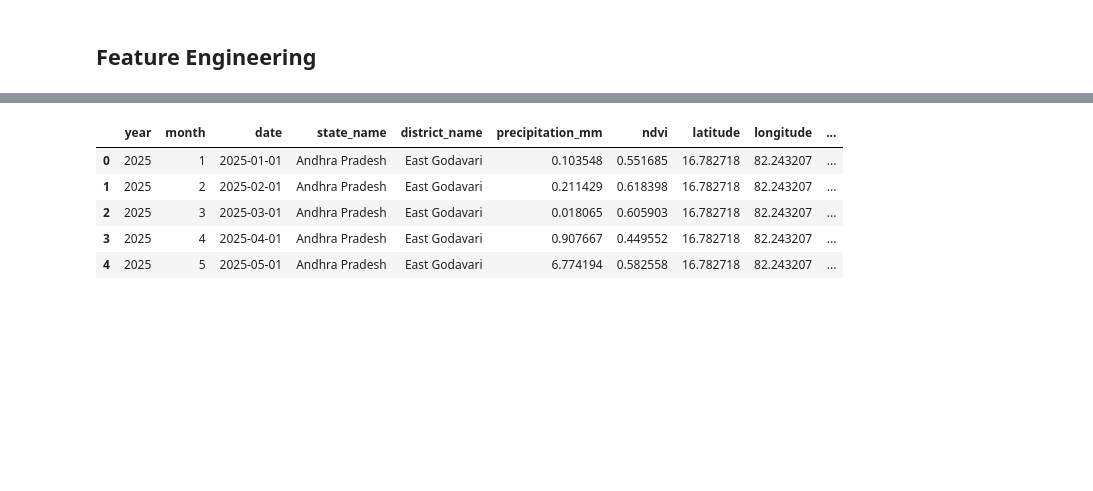
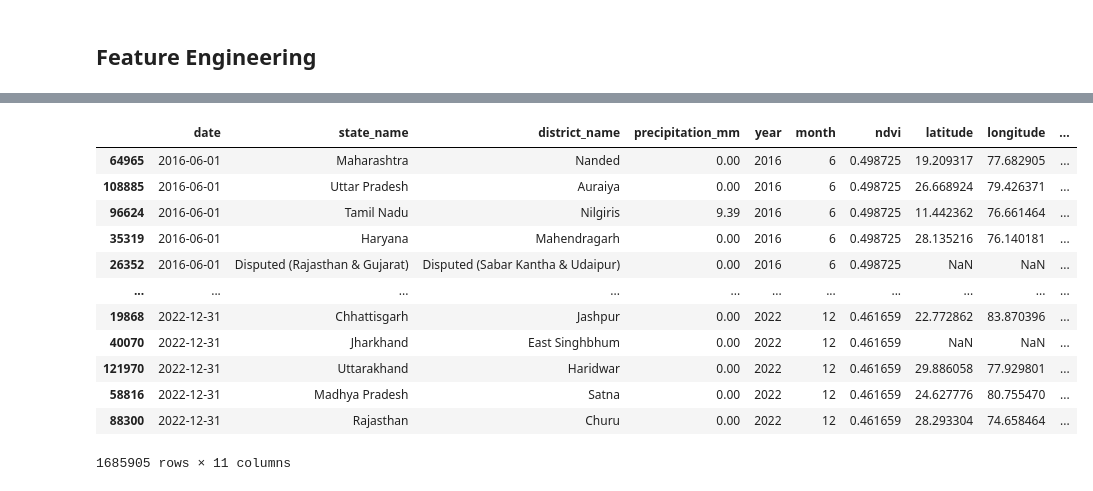
Before and after one commit to siby-sabu/dsba2026, a Jupyter notebook: allu_data_integration.ipynb, the cells around one changed output, grey strips where cells are left out. Drawn from its saved outputs; the diff is of its cells as text; code cells hidden in the pictures; blank space fills up the shorter version.

Commit message:
Add or update allu_data_integration notebook

```diff
--- a/allu_data_integration.ipynb
+++ b/allu_data_integration.ipynb
@@ -120,11 +90,8 @@ print(df_cropyield.shape)
 import pandas as pd
 import os
 
-folder_path2 = r'C:\Users\u242122\OneDrive - Trane Technologies\IISC_MTECH_AI\DATA ENGINEERING\Project_Climate\Lat_Long_India_Districts'
-file_path2 = os.path.join(folder_path2, 'lat_long_districts.csv')
+df_lat_long = pd.read_pickle("data/raw/pickle/df_geography.pkl")
 
-# Add encoding='utf-16' right here:
-df_lat_long = pd.read_csv(file_path2, encoding='latin1')
 df_lat_long.columns = df_lat_long.columns.str.lower()
 df_lat_long
 # %% [output]
@@ -240,7 +207,7 @@ print(df_cropyield_filtered.shape)
 # %% [markdown]
 # Step 6 : Data Integration
 # %%
-df_combined = df_precipitation.copy()
+df_combined = df_precipitation_filtered.copy()
 # %%
 import pandas as pd
 
@@ -461,4 +307,0 @@ print(unique_districts)
-# %%
-df_vegetation_ap_eastgodavari = df_vegetation[df_vegetation["district_name"]=="East Godavari"]
-pd.set_option("display.max_columns", None)
-df_vegetation_ap_eastgodavari
@@ -555,9 +325,9 @@ def classify_vegetation(ndvi):
     else:
         return np.nan
 
-df_ppt_ap_eg_filt_mon["Vegetation"] = (
-df_ppt_ap_eg_filt_mon["ndvi"].apply(classify_vegetation)
+df_combined["Vegetation"] = (
+df_combined["ndvi"].apply(classify_vegetation)
 )
 
-df_ppt_ap_eg_filt_mon
+df_combined
 # %% [output]
@@ -570,16 +347,23 @@ df_ppt_ap_eg_filt_mon
 # %%
  # Ensure data is sorted chronologically by date
-df_ppt_ap_eg_filt_mon = df_ppt_ap_eg_filt_mon.sort_values(by="date")
+df_combined = df_combined.sort_values(by="date")
 
 # Create the 1-month lag column group by the district
-df_ppt_ap_eg_filt_mon["precipitation_lag_1m"] = df_ppt_ap_eg_filt_mon.groupby("district_name")["precipitation_mm"].shift(1)
+df_combined["precipitation_lag_1m"] = df_combined.groupby("district_name")["precipitation_mm"].shift(1)
 
-df_ppt_ap_eg_filt_mon
+df_combined
 # %% [output]
-|  | year | month | date | state_name | district_name | precipitation_mm | ndvi | latitude | longitude | ... |
-| 0 | 2025 | 1 | 2025-01-01 | Andhra Pradesh | East Godavari | 0.103548 | 0.551685 | 16.782718 | 82.243207 | ... |
-| 1 | 2025 | 2 | 2025-02-01 | Andhra Pradesh | East Godavari | 0.211429 | 0.618398 | 16.782718 | 82.243207 | ... |
-| 2 | 2025 | 3 | 2025-03-01 | Andhra Pradesh | East Godavari | 0.018065 | 0.605903 | 16.782718 | 82.243207 | ... |
-| 3 | 2025 | 4 | 2025-04-01 | Andhra Pradesh | East Godavari | 0.907667 | 0.449552 | 16.782718 | 82.243207 | ... |
-| 4 | 2025 | 5 | 2025-05-01 | Andhra Pradesh | East Godavari | 6.774194 | 0.582558 | 16.782718 | 82.243207 | ... |
+|  | date | state_name | district_name | precipitation_mm | year | month | ndvi | latitude | longitude | ... |
+| 64965 | 2016-06-01 | Maharashtra | Nanded | 0.00 | 2016 | 6 | 0.498725 | 19.209317 | 77.682905 | ... |
+| 108885 | 2016-06-01 | Uttar Pradesh | Auraiya | 0.00 | 2016 | 6 | 0.498725 | 26.668924 | 79.426371 | ... |
+| 96624 | 2016-06-01 | Tamil Nadu | Nilgiris | 9.39 | 2016 | 6 | 0.498725 | 11.442362 | 76.661464 | ... |
+| 35319 | 2016-06-01 | Haryana | Mahendragarh | 0.00 | 2016 | 6 | 0.498725 | 28.135216 | 76.140181 | ... |
+| 26352 | 2016-06-01 | Disputed (Rajasthan & Gujarat) | Disputed (Sabar Kantha & Udaipur) | 0.00 | 2016 | 6 | 0.498725 | NaN | NaN | ... |
+| ... | ... | ... | ... | ... | ... | ... | ... | ... | ... | ... |
+| 19868 | 2022-12-31 | Chhattisgarh | Jashpur | 0.00 | 2022 | 12 | 0.461659 | 22.772862 | 83.870396 | ... |
+| 40070 | 2022-12-31 | Jharkhand | East Singhbhum | 0.00 | 2022 | 12 | 0.461659 | NaN | NaN | ... |
+| 121970 | 2022-12-31 | Uttarakhand | Haridwar | 0.00 | 2022 | 12 | 0.461659 | 29.886058 | 77.929801 | ... |
+| 58816 | 2022-12-31 | Madhya Pradesh | Satna | 0.00 | 2022 | 12 | 0.461659 | 24.627776 | 80.755470 | ... |
+| 88300 | 2022-12-31 | Rajasthan | Churu | 0.00 | 2022 | 12 | 0.461659 | 28.293304 | 74.658464 | ... |
+1685905 rows × 11 columns
 # %%
```
Also changed, not shown: parts of 32 cells of this notebook.
